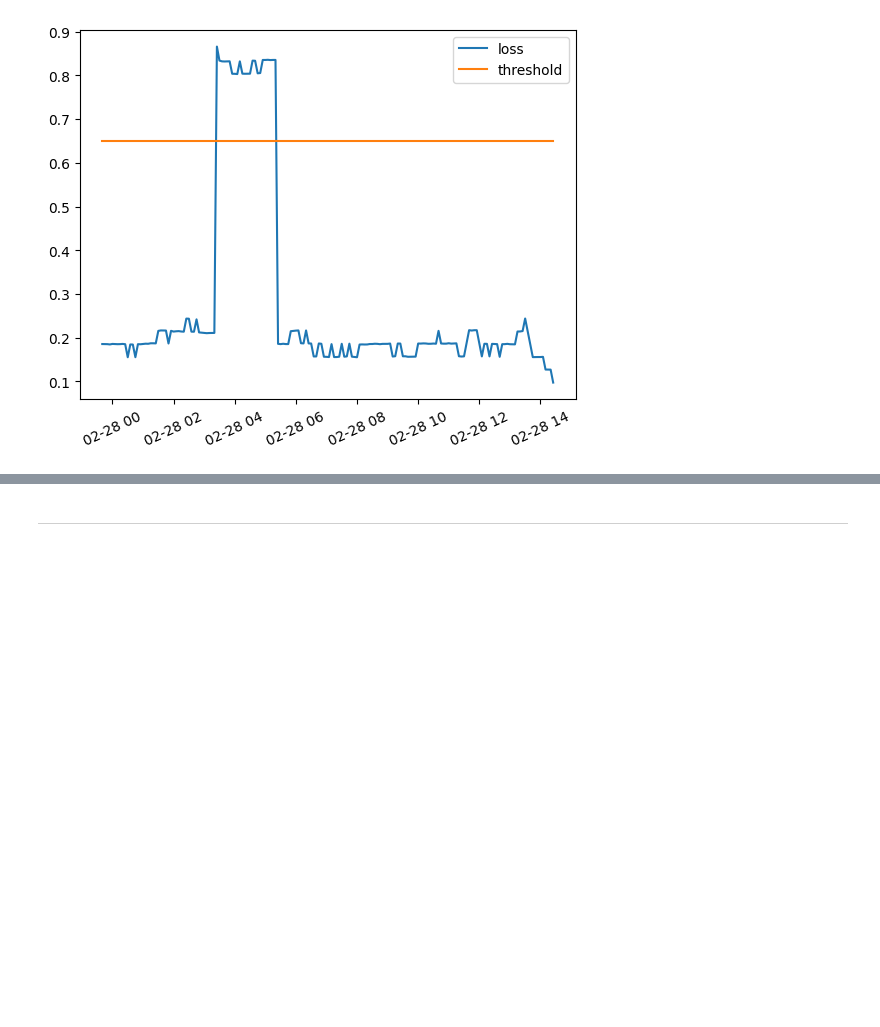
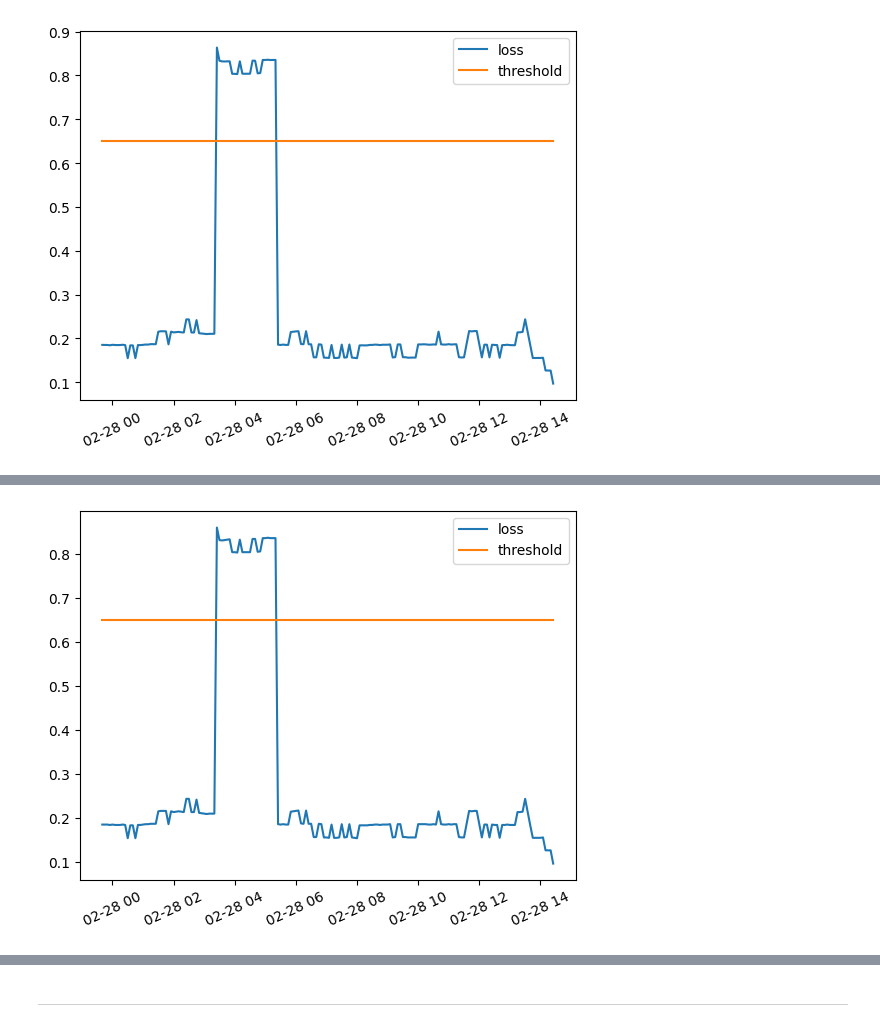
Before and after one commit to wadimoughanim/last_mlts_proj, a Jupyter notebook: main2.ipynb, the cells around one changed output, grey strips where cells are left out. Saved outputs shown, nothing was run; the diff lists cells and outputs as text; code cells hidden in the pictures; blank space fills up the shorter version.

```diff
--- a/main2.ipynb
+++ b/main2.ipynb
@@ -626,4 +631,4 @@ train_cpu , test_cpu = train_test(serie_cpu)
 train_standard_cpu , test_standard_cpu = standard(train_cpu , test_cpu)
 # %%
 X_train_cpu, y_train_cpu = create_dataset(train_standard_cpu[['value']], train_standard_cpu.value, 24)
-X_test_cpu, y_test_cpu = create_dataset(test_standard_cpu[['value']], train_standard_cpu.value, 24)
+X_test_cpu, y_test_cpu = create_dataset(test_standard_cpu[['value']], test_standard_cpu.value, 24)
@@ -698,0 +716,2 @@ Epoch 100/100
+# %%
+test_score_df_1 = detect_anomalies(X_test_cpu, model_1[0], test_standard_cpu, 24, threshold=0.65)
@@ -698,0 +720,4 @@ Epoch 100/100
+# %%
+plot_loss(test_score_df_1)
+# %% [output]
+[figure, added]
```
Also changed, not shown: parts of 160 cells of this notebook.
